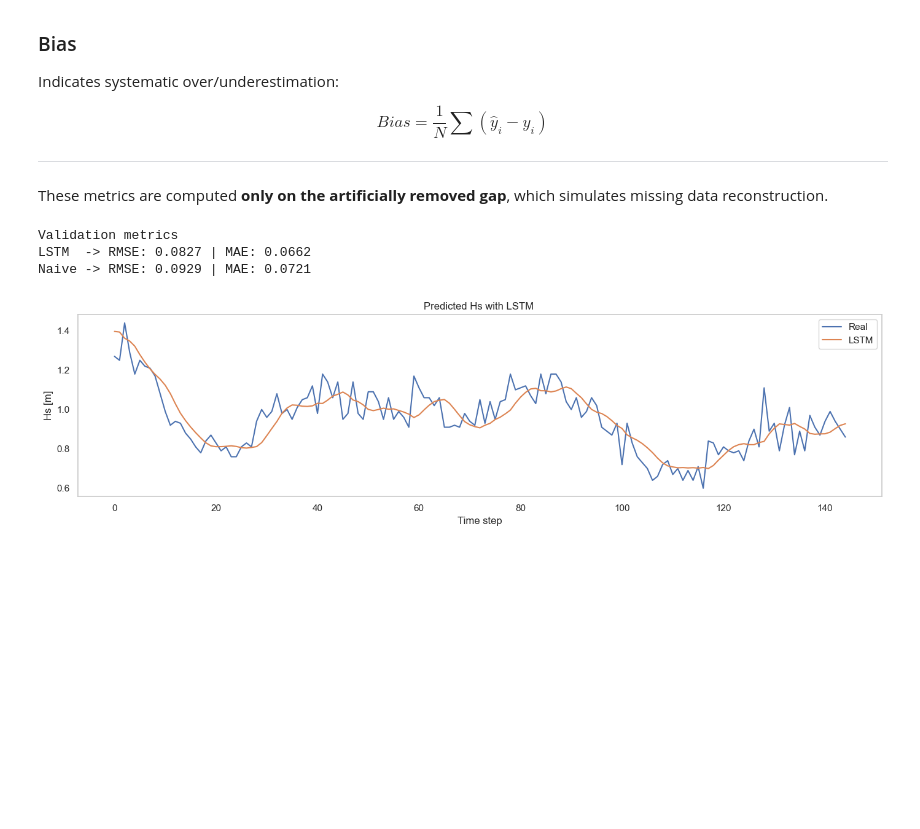
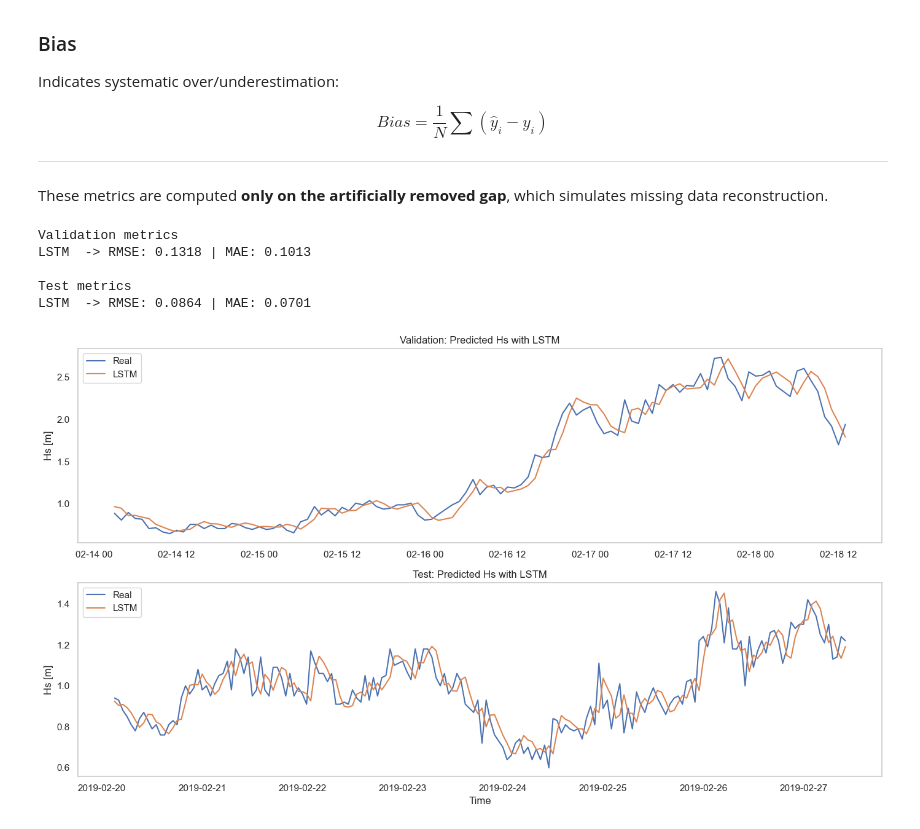
Before and after one commit to mvinesr/coastal-ml-seminar, a Jupyter notebook: notebooks/01_intro_ml_dl_coastal.ipynb, the cells around one changed output. Drawn from its saved outputs; the diff is of its cells as text; code cells hidden in the pictures; blank space fills up the shorter version.

Commit message:
actualizacion_modeloos_finals_LSTM_metrics

```diff
--- a/notebooks/01_intro_ml_dl_coastal.ipynb
+++ b/notebooks/01_intro_ml_dl_coastal.ipynb
@@ -348,7 +360,7 @@ def create_sequences(data, window_size):
         y.append(data[i + window_size])
     return np.array(X), np.array(y)
 
-window_size = 24
+window_size = 36
 
 X_train, y_train = create_sequences(train_scaled, window_size)
 X_val, y_val = create_sequences(val_scaled, window_size)
@@ -375,7 +409,7 @@ y_test shape: (19, 1)
 model = Sequential([
     LSTM(64, return_sequences=True, input_shape=(window_size, 1)),
     Dropout(0.2),
-    LSTM(32),
+    LSTM(64),
     Dense(16, activation="relu"),
     Dense(1)
 ])
@@ -449,2 +519,3 @@ plt.show()
 # %%
 y_val_pred_scaled = model.predict(X_val, verbose=0)
+y_test_pred_scaled = model.predict(X_test, verbose=0)
@@ -453,7 +522,8 @@ y_val_naive_scaled = X_val[:, -1, 0].reshape(-1, 1)
 # %%
 y_val_true = scaler.inverse_transform(y_val.reshape(-1, 1)).flatten()
 y_val_pred = scaler.inverse_transform(y_val_pred_scaled).flatten()
-y_val_naive = scaler.inverse_transform(y_val_naive_scaled).flatten()
+y_test_true = scaler.inverse_transform(y_test.reshape(-1, 1)).flatten()
+y_test_pred = scaler.inverse_transform(y_test_pred_scaled).flatten()
 # %% [markdown]
 ## Model Evaluation
 
@@ -501,32 +571,56 @@ $$
 
 These metrics are computed **only on the artificially removed gap**, which simulates missing data reconstruction.
 # %%
+# --- VALIDATION ---
 rmse_lstm = np.sqrt(mean_squared_error(y_val_true, y_val_pred))
 mae_lstm = mean_absolute_error(y_val_true, y_val_pred)
 
-rmse_naive = np.sqrt(mean_squared_error(y_val_true, y_val_naive))
-mae_naive = mean_absolute_error(y_val_true, y_val_naive)
-
 print("Validation metrics")
 print(f"LSTM  -> RMSE: {rmse_lstm:.4f} | MAE: {mae_lstm:.4f}")
-print(f"Naive -> RMSE: {rmse_naive:.4f} | MAE: {mae_naive:.4f}")
+
+# --- TEST ---
+rmse_lstm_test = np.sqrt(mean_squared_error(y_test_true, y_test_pred))
+mae_lstm_test = mean_absolute_error(y_test_true, y_test_pred)
+
+print("\nTest metrics")
+print(f"LSTM  -> RMSE: {rmse_lstm_test:.4f} | MAE: {mae_lstm_test:.4f}")
 # %% [output]
 Validation metrics
-LSTM  -> RMSE: 0.0827 | MAE: 0.0662
-Naive -> RMSE: 0.0929 | MAE: 0.0721
+LSTM  -> RMSE: 0.1318 | MAE: 0.1013
+
+Test metrics
+LSTM  -> RMSE: 0.0864 | MAE: 0.0701
 # %%
-n_plot = 200
+# Definir índices temporales
+val_index = val_series.index
+test_index = test_series.index
 
-plt.figure(figsize=(14,4))
-plt.plot(y_val_true[:n_plot], label="Real")
+# Asegurar longitudes consistentes
+n_val = min(len(val_index), len(y_val_true), len(y_val_pred))
+n_test = min(len(test_index), len(y_test_true), len(y_test_pred))
 
-plt.plot(y_val_pred[:n_plot], label="LSTM")
-plt.title("Predicted Hs with LSTM ")
-plt.xlabel("Time step")
-plt.ylabel("Hs [m]")
-plt.legend()
-plt.grid()
+fig, axes = plt.subplots(2, 1, figsize=(14, 8), sharex=False)
+
+# --- VALIDATION ---
+axes[0].plot(val_index[:n_val], y_val_true[:n_val], label="Real")
+axes[0].plot(val_index[:n_val], y_val_pred[:n_val], label="LSTM")
+
+axes[0].set_title("Validation: Predicted Hs with LSTM")
+axes[0].set_ylabel("Hs [m]")
+axes[0].legend()
+axes[0].grid()
+
+# --- TEST ---
+axes[1].plot(test_index[:n_test], y_test_true[:n_test], label="Real")
+axes[1].plot(test_index[:n_test], y_test_pred[:n_test], label="LSTM")
+
+axes[1].set_title("Test: Predicted Hs with LSTM")
+axes[1].set_ylabel("Hs [m]")
+axes[1].set_xlabel("Time")
+axes[1].legend()
+axes[1].grid()
+
 plt.tight_layout()
 plt.show()
 # %% [output]
-[figure, old version]
+[figure, new version]
```
Also changed, not shown: parts of 16 cells of this notebook.
